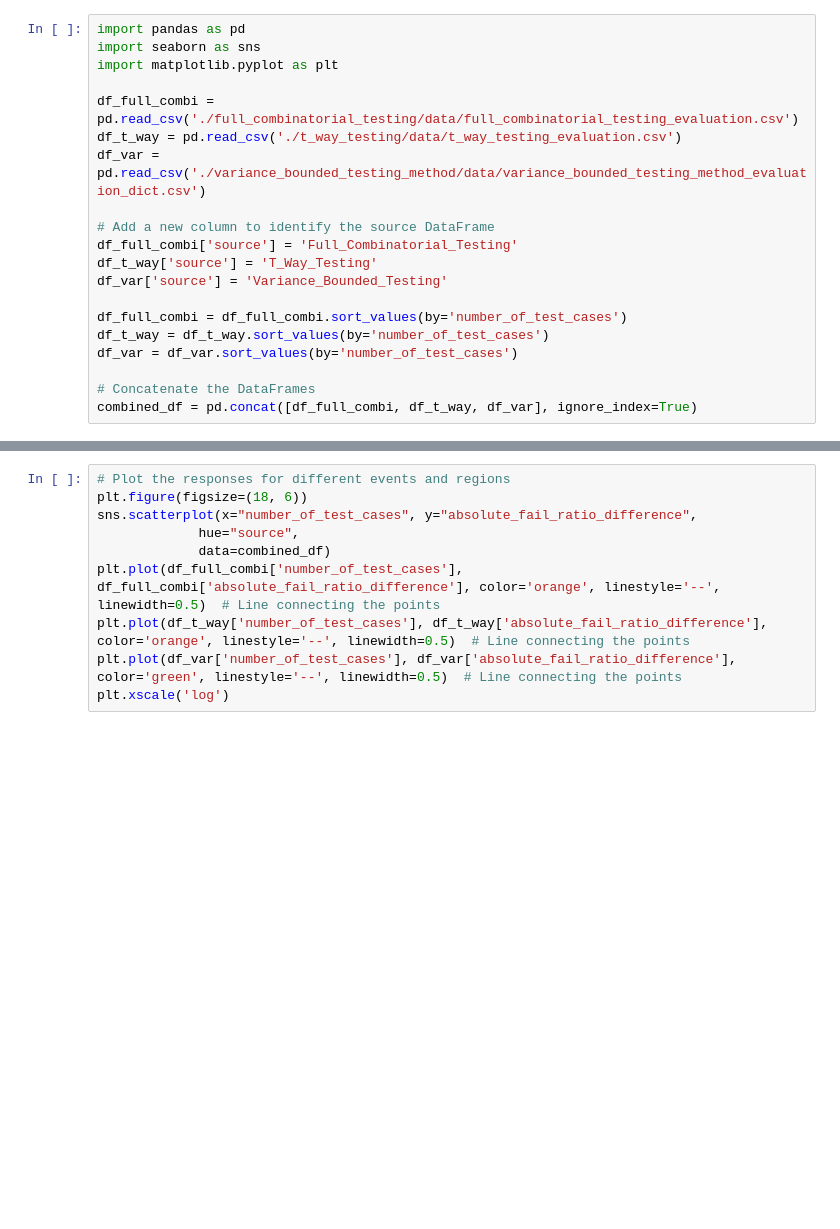
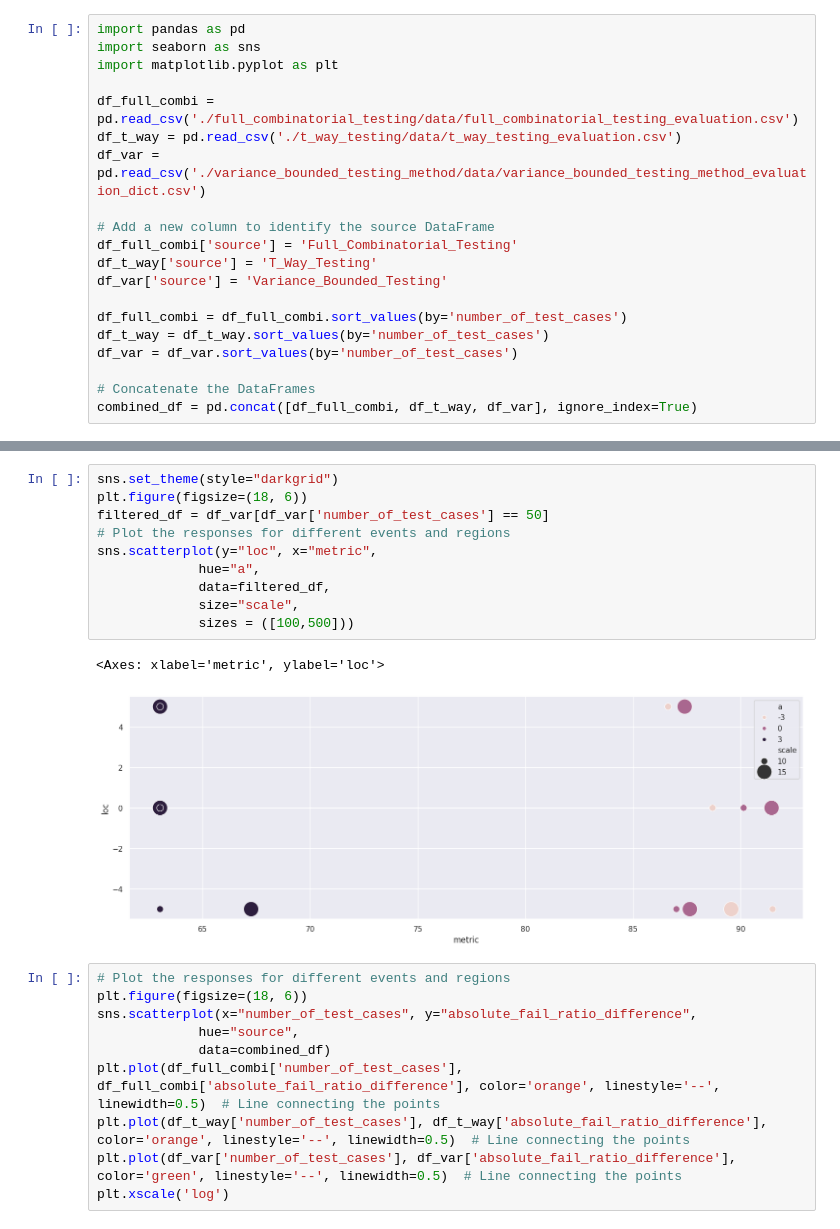
Before and after one commit to patrickw16/sim_loop, a Jupyter notebook: evaluation/evaluation_data_analysis.ipynb, the cells around one changed output, grey strips where cells are left out. Cells and saved outputs as stored; diff of their text form; blank space fills up the shorter version.

```diff
--- a/evaluation/evaluation_data_analysis.ipynb
+++ b/evaluation/evaluation_data_analysis.ipynb
@@ -34,3 +87,16 @@ plt.xscale('log')
+# %%
+sns.set_theme(style="darkgrid")
+plt.figure(figsize=(18, 6))
+filtered_df = df_var[df_var['number_of_test_cases'] == 50]
+# Plot the responses for different events and regions
+sns.scatterplot(y="loc", x="metric",
+             hue="a",
+             data=filtered_df,
+             size="scale",
+             sizes = ([100,500]))
+# %% [output]
+<Axes: xlabel='metric', ylabel='loc'>
+[figure, added]
 # %%
 # Plot the responses for different events and regions
 plt.figure(figsize=(18, 6))
```
Also changed, not shown: parts of 4 cells of this notebook.
